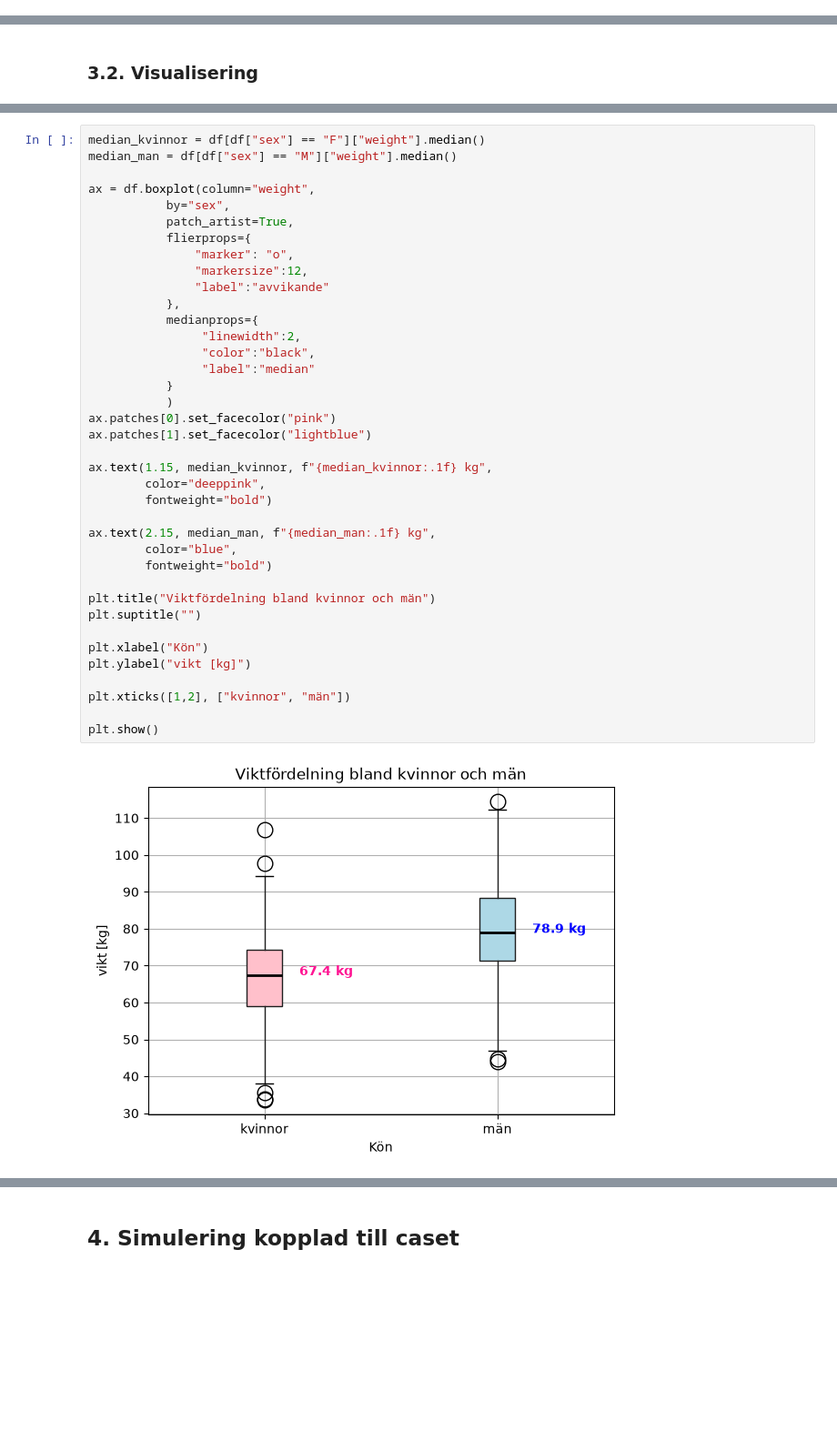
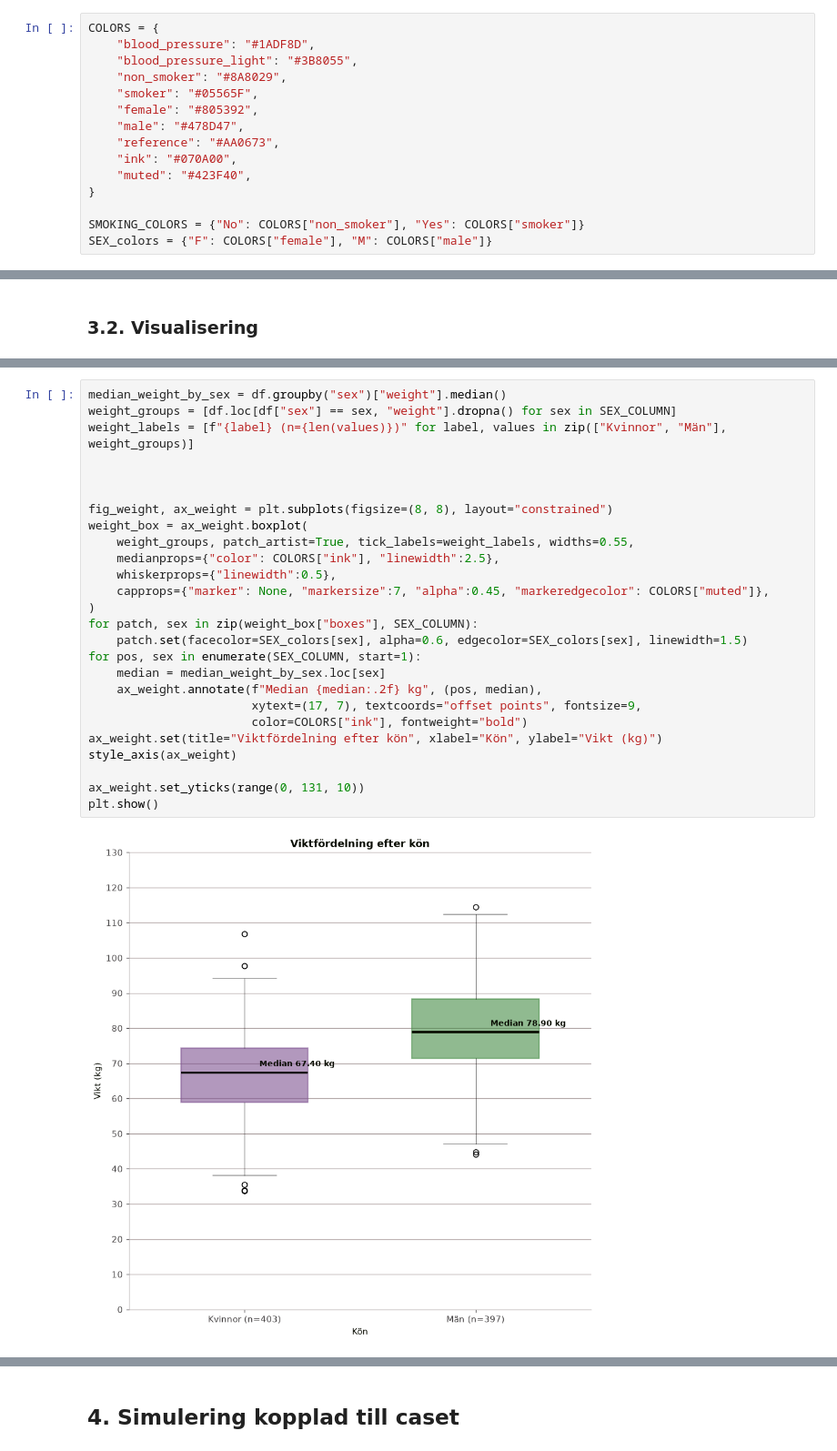
Before and after one commit to Yttak82/health_analysis, a Jupyter notebook: notebooks/analysis.ipynb, the cells around one changed output, grey strips where cells are left out. Shown at 91% size. Drawn from its saved outputs; the diff is of its cells as text; blank space fills up the shorter version.

```diff
--- a/notebooks/analysis.ipynb
+++ b/notebooks/analysis.ipynb
@@ -11,0 +38,15 @@ df = pd.read_csv("../data/health_study_dataset (1).csv")
+# %%
+COLORS = {
+    "blood_pressure": "#1ADF8D",
+    "blood_pressure_light": "#3B8055",
+    "non_smoker": "#8A8029",
+    "smoker": "#05565F",
+    "female": "#805392",
+    "male": "#478D47",
+    "reference": "#AA0673",
+    "ink": "#070A00",
+    "muted": "#423F40",
+}
+
+SMOKING_COLORS = {"No": COLORS["non_smoker"], "Yes": COLORS["smoker"]}
+SEX_colors = {"F": COLORS["female"], "M": COLORS["male"]}
@@ -159,41 +228,29 @@ plt.show()
 # %%
-median_kvinnor = df[df["sex"] == "F"]["weight"].median()
-median_man = df[df["sex"] == "M"]["weight"].median()
+median_weight_by_sex = df.groupby("sex")["weight"].median()
+weight_groups = [df.loc[df["sex"] == sex, "weight"].dropna() for sex in SEX_COLUMN]
+weight_labels = [f"{label} (n={len(values)})" for label, values in zip(["Kvinnor", "Män"], weight_groups)]
 
-ax = df.boxplot(column="weight",
-           by="sex",
-           patch_artist=True,
-           flierprops={
-               "marker": "o",
-               "markersize":12,
-               "label":"avvikande"
-           },
-           medianprops={
-                "linewidth":2,
-                "color":"black",
-                "label":"median"
-           }
-           )
-ax.patches[0].set_facecolor("pink")
-ax.patches[1].set_facecolor("lightblue")
 
-ax.text(1.15, median_kvinnor, f"{median_kvinnor:.1f} kg",
-        color="deeppink",
-        fontweight="bold")
 
-ax.text(2.15, median_man, f"{median_man:.1f} kg",
-        color="blue",
-        fontweight="bold")
+fig_weight, ax_weight = plt.subplots(figsize=(8, 8), layout="constrained")
+weight_box = ax_weight.boxplot(
+    weight_groups, patch_artist=True, tick_labels=weight_labels, widths=0.55,
+    medianprops={"color": COLORS["ink"], "linewidth":2.5},
+    whiskerprops={"linewidth":0.5},
+    capprops={"marker": None, "markersize":7, "alpha":0.45, "markeredgecolor": COLORS["muted"]},
+)
+for patch, sex in zip(weight_box["boxes"], SEX_COLUMN):
+    patch.set(facecolor=SEX_colors[sex], alpha=0.6, edgecolor=SEX_colors[sex], linewidth=1.5)
+for pos, sex in enumerate(SEX_COLUMN, start=1):
+    median = median_weight_by_sex.loc[sex]
+    ax_weight.annotate(f"Median {median:.2f} kg", (pos, median),
+                       xytext=(17, 7), textcoords="offset points", fontsize=9,
+                       color=COLORS["ink"], fontweight="bold")
+ax_weight.set(title="Viktfördelning efter kön", xlabel="Kön", ylabel="Vikt (kg)")
+style_axis(ax_weight)
 
-plt.title("Viktfördelning bland kvinnor och män")
-plt.suptitle("")
-
-plt.xlabel("Kön")
-plt.ylabel("vikt [kg]")
-
-plt.xticks([1,2], ["kvinnor", "män"])
-
+ax_weight.set_yticks(range(0, 131, 10))
 plt.show()
 # %% [output]
-[figure, old version]
+[figure, new version]
 # %%
```
Also changed, not shown: parts of 35 cells of this notebook.
